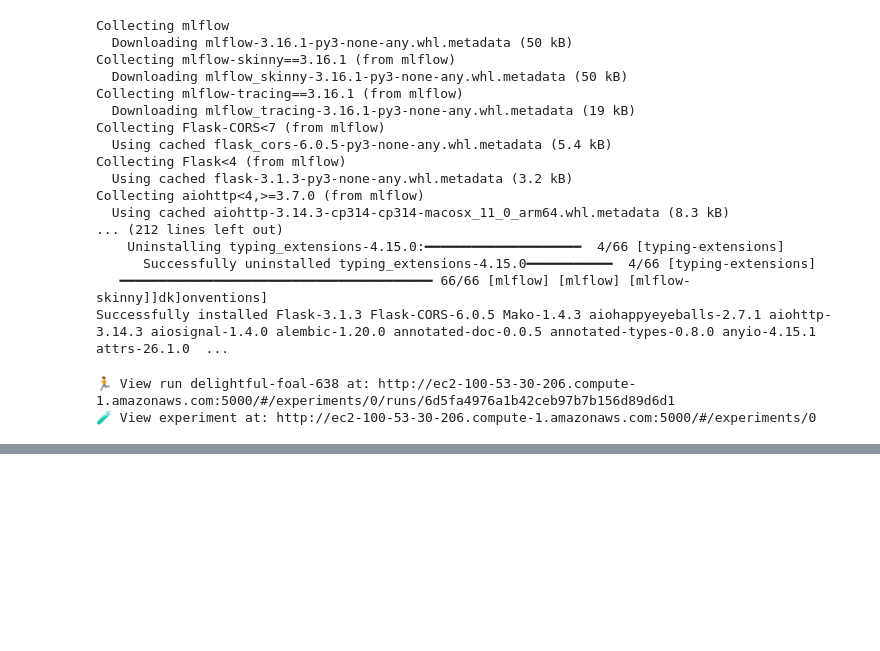
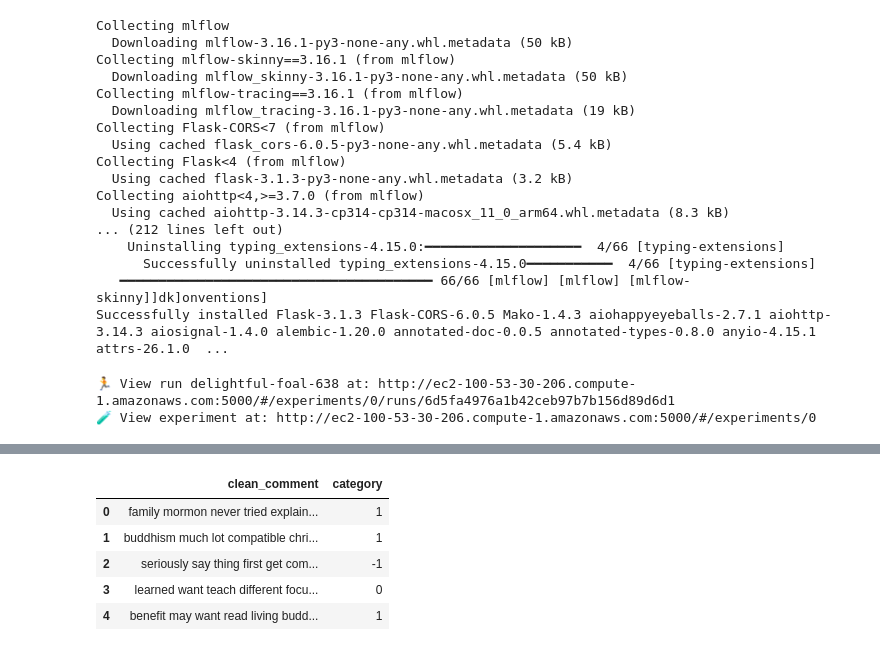
Before and after one commit to amangupta982/Youtube-Sentiment-Analysis, a Jupyter notebook: notebooks/2_experiment_1_baseline_model.ipynb, the cells around one changed output, grey strips where cells are left out. Cells and saved outputs as stored; diff of their text form; code cells hidden in the pictures; blank space fills up the shorter version.

```diff
--- a/notebooks/2_experiment_1_baseline_model.ipynb
+++ b/notebooks/2_experiment_1_baseline_model.ipynb
@@ -33,0 +70,36 @@ with mlflow.start_run():
+# %%
+# Define the preprocessing function
+def preprocess_comment(comment):
+    # Convert to lowercase
+    comment = comment.lower()
+
+    # Remove trailing and leading whitespaces
+    comment = comment.strip()
+
+    # Remove newline characters
+    comment = re.sub(r'\n', ' ', comment)
+
+    # Remove non-alphanumeric characters, except punctuation
+    comment = re.sub(r'[^A-Za-z0-9\s!?.,]', '', comment)
+
+    # Remove stopwords but retain important ones for sentiment analysis
+    stop_words = set(stopwords.words('english')) - {'not', 'but', 'however', 'no', 'yet'}
+    comment = ' '.join([word for word in comment.split() if word not in stop_words])
+
+    # Lemmatize the words
+    lemmatizer = WordNetLemmatizer()
+    comment = ' '.join([lemmatizer.lemmatize(word) for word in comment.split()])
+
+    return comment
+# %%
+# Apply the preprocessing function to the 'clean_comment' column
+df['clean_comment'] = df['clean_comment'].apply(preprocess_comment)
+# %%
+df.head()
+# %% [output]
+|  | clean_comment | category |
+| 0 | family mormon never tried explain... | 1 |
+| 1 | buddhism much lot compatible chri... | 1 |
+| 2 | seriously say thing first get com... | -1 |
+| 3 | learned want teach different focu... | 0 |
+| 4 | benefit may want read living budd... | 1 |
```
Also changed, not shown: parts of 22 cells of this notebook, 2 other files.
